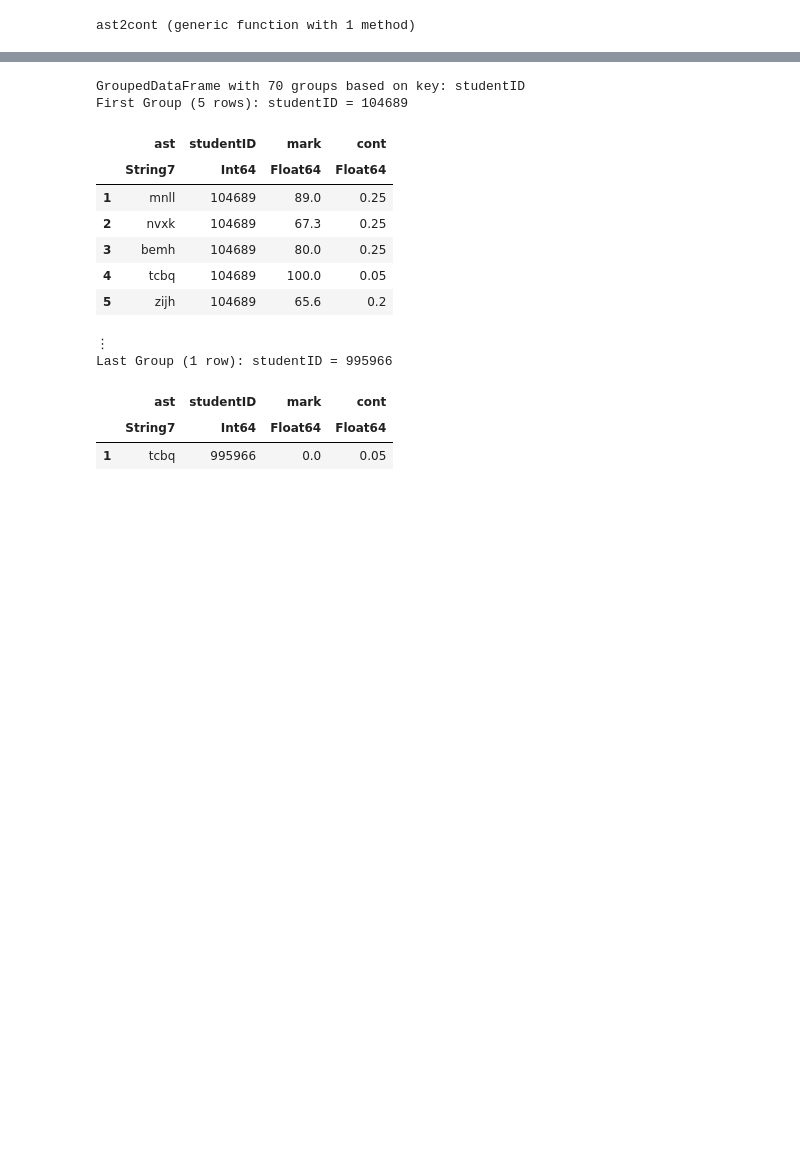
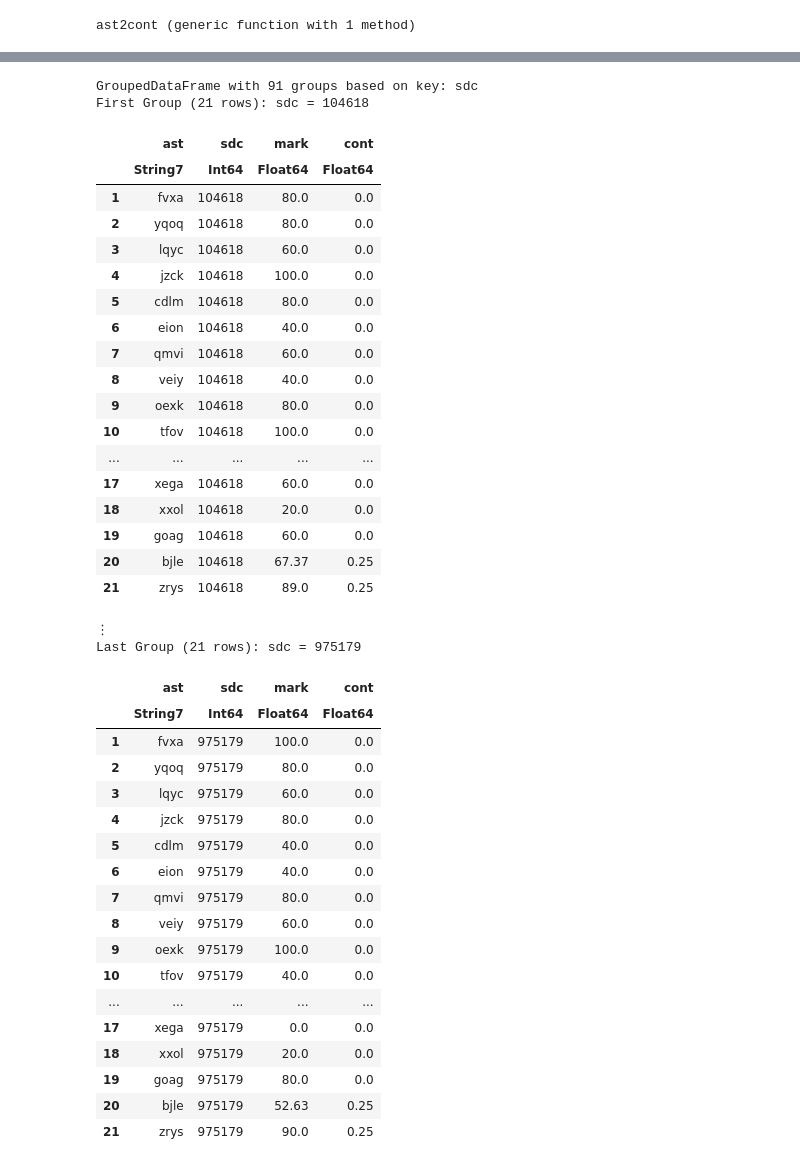
Before and after one commit to evaristegalois/binder-4233, a Jupyter notebook: julia/dw-8838.ipynb, the cells around one changed output, grey strips where cells are left out. Cells and saved outputs as stored; diff of their text form; code cells hidden in the pictures; blank space fills up the shorter version.

```diff
--- a/julia/dw-8838.ipynb
+++ b/julia/dw-8838.ipynb
@@ -128,19 +174,45 @@ m3=transform(m2,:ast => ByRow(ast2cont) => :cont)
 | ⋮ | ⋮ | ⋮ | ⋮ | ⋮ |
 # %%
-m3g=groupby(m3,:studentID)
+m3g=groupby(m3,:sdc)
 # %% [output]
-GroupedDataFrame with 70 groups based on key: studentID
-First Group (5 rows): studentID = 104689
+GroupedDataFrame with 91 groups based on key: sdc
+First Group (21 rows): sdc = 104618
-|  | ast | studentID | mark | cont |
+|  | ast | sdc | mark | cont |
 |  | String7 | Int64 | Float64 | Float64 |
-| 1 | mnll | 104689 | 89.0 | 0.25 |
-| 2 | nvxk | 104689 | 67.3 | 0.25 |
-| 3 | bemh | 104689 | 80.0 | 0.25 |
-| 4 | tcbq | 104689 | 100.0 | 0.05 |
-| 5 | zijh | 104689 | 65.6 | 0.2 |
+| 1 | fvxa | 104618 | 80.0 | 0.0 |
+| 2 | yqoq | 104618 | 80.0 | 0.0 |
+| 3 | lqyc | 104618 | 60.0 | 0.0 |
+| 4 | jzck | 104618 | 100.0 | 0.0 |
+| 5 | cdlm | 104618 | 80.0 | 0.0 |
+| 6 | eion | 104618 | 40.0 | 0.0 |
+| 7 | qmvi | 104618 | 60.0 | 0.0 |
+| 8 | veiy | 104618 | 40.0 | 0.0 |
+| 9 | oexk | 104618 | 80.0 | 0.0 |
+| 10 | tfov | 104618 | 100.0 | 0.0 |
+| ... | ... | ... | ... | ... |
+| 17 | xega | 104618 | 60.0 | 0.0 |
+| 18 | xxol | 104618 | 20.0 | 0.0 |
+| 19 | goag | 104618 | 60.0 | 0.0 |
+| 20 | bjle | 104618 | 67.37 | 0.25 |
+| 21 | zrys | 104618 | 89.0 | 0.25 |
 ⋮
-Last Group (1 row): studentID = 995966
+Last Group (21 rows): sdc = 975179
-|  | ast | studentID | mark | cont |
+|  | ast | sdc | mark | cont |
 |  | String7 | Int64 | Float64 | Float64 |
-| 1 | tcbq | 995966 | 0.0 | 0.05 |
+| 1 | fvxa | 975179 | 100.0 | 0.0 |
+| 2 | yqoq | 975179 | 80.0 | 0.0 |
+| 3 | lqyc | 975179 | 60.0 | 0.0 |
+| 4 | jzck | 975179 | 80.0 | 0.0 |
+| 5 | cdlm | 975179 | 40.0 | 0.0 |
+| 6 | eion | 975179 | 40.0 | 0.0 |
+| 7 | qmvi | 975179 | 80.0 | 0.0 |
+| 8 | veiy | 975179 | 60.0 | 0.0 |
+| 9 | oexk | 975179 | 100.0 | 0.0 |
+| 10 | tfov | 975179 | 40.0 | 0.0 |
+| ... | ... | ... | ... | ... |
+| 17 | xega | 975179 | 0.0 | 0.0 |
+| 18 | xxol | 975179 | 20.0 | 0.0 |
+| 19 | goag | 975179 | 80.0 | 0.0 |
+| 20 | bjle | 975179 | 52.63 | 0.25 |
+| 21 | zrys | 975179 | 90.0 | 0.25 |
 # %%
```
Also changed, not shown: parts of 10 cells of this notebook.
